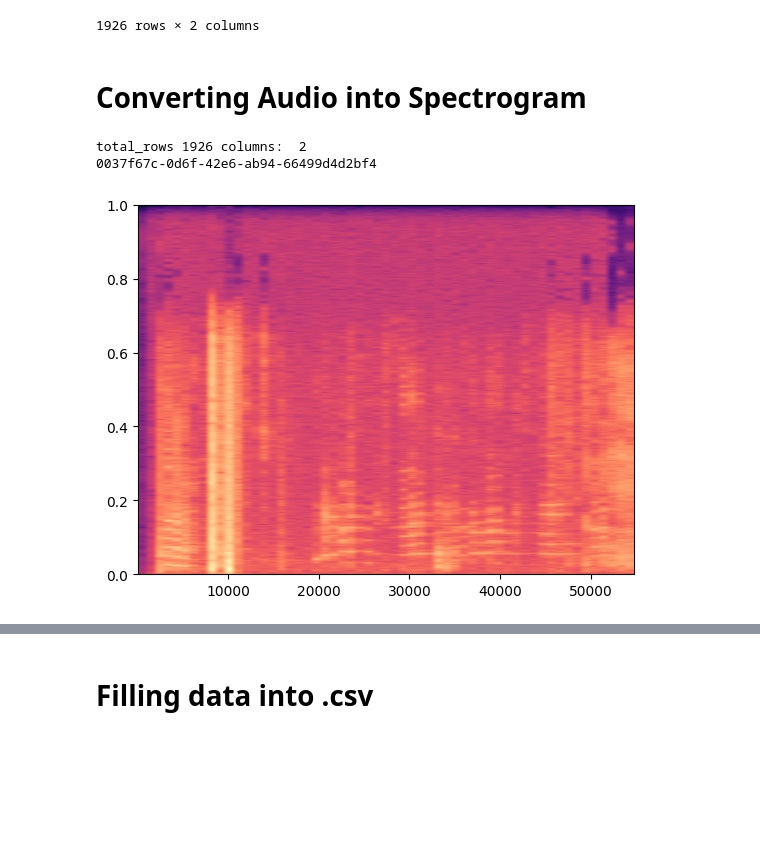
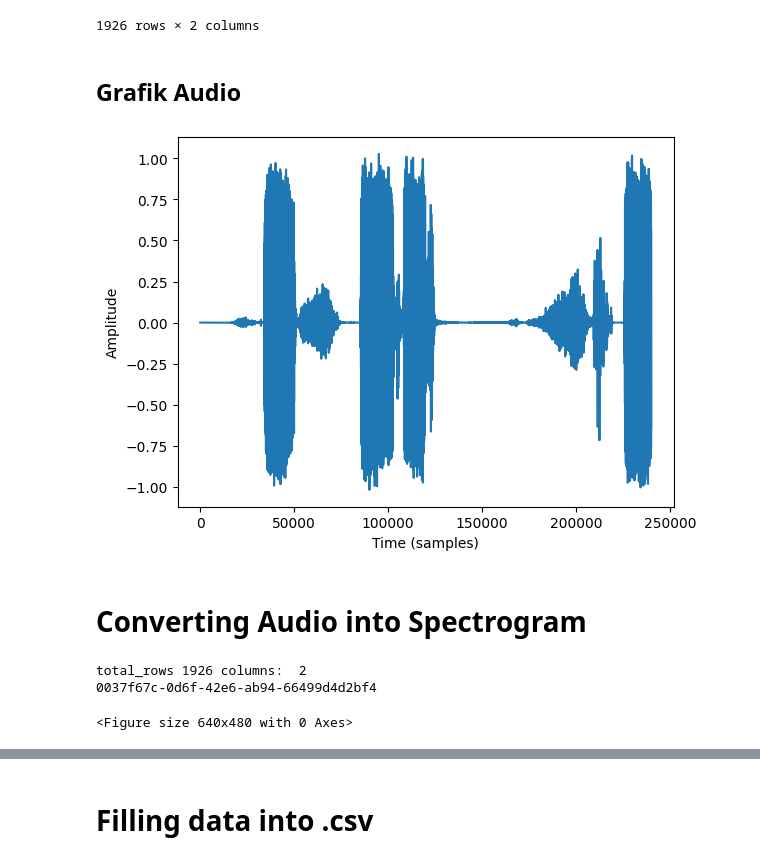
Before and after one commit to meftahmafazy/audio-covid19-research, a Jupyter notebook: extraction-audio.ipynb, the cells around one changed output, grey strips where cells are left out. Cells and saved outputs as stored; diff of their text form; code cells hidden in the pictures; blank space fills up the shorter version.

Commit message:
Kaggle Notebook | Extraction Audio | Version 4

```diff
--- a/extraction-audio.ipynb
+++ b/extraction-audio.ipynb
@@ -69,25 +70,39 @@ train_csv
 | 27503 | ff8363d2-016d-4738-9499-4c6248088... | COVID-19 |
 | 27539 | ffe0658f-bade-4654-ad79-40a468aab... | COVID-19 |
 1926 rows × 2 columns
+# %% [markdown]
+## Grafik Audio
+# %%
+warnings.filterwarnings("ignore", category=UserWarning)
+warnings.filterwarnings("ignore", category=FutureWarning)
+
+audio_path = '/kaggle/input/coughvid-19/dataset/archive_wav/archive_wav/ffe0658f-bade-4654-ad79-40a468aabb03.wav'
+y, sr = librosa.load(audio_path, sr=None, duration=5)
+plt.plot(y)
+plt.xlabel('Time (samples)')
+plt.ylabel('Amplitude')
+plt.savefig('/kaggle/working/covid-19.png', bbox_inches='tight')
+# %% [output]
+[figure, added]
 # %% [markdown]
 # Converting Audio into Spectrogram
 # %%
-cmap = plt.get_cmap('inferno')
-tot_rows = train_csv.shape[0]
-print ('total_rows',tot_rows, 'columns: ', train_csv.shape[1])
-for i in range(0,1): #Thay range(1) = range(tot_rows)
-    source = train_csv.iloc[6]["file"]
-    filename = '../input/coughvid-19/dataset/archive_wav/archive_wav/'+source
-    y,sr = librosa.load(filename, mono=True, duration=5)
-    plt.specgram(y, NFFT=2048, Fs=2, Fc=0, noverlap=128, cmap='magma', sides='default', mode='default', scale='dB');
-    #plt.axis('off');
-    plt.savefig(f'./{source[:-3].replace(".", "")}.png')
-    print (source[:-4]) #Remove the last 4 characters ".wav"
-    #plt.clf()
+# cmap = plt.get_cmap('inferno')
+# tot_rows = train_csv.shape[0]
+# print ('total_rows',tot_rows, 'columns: ', train_csv.shape[1])
+# for i in range(0,1): #Thay range(1) = range(tot_rows)
+#     source = train_csv.iloc[6]["file"]
+#     filename = '../input/coughvid-19/dataset/archive_wav/archive_wav/'+source
+#     y,sr = librosa.load(filename, mono=True, duration=5)
+#     plt.specgram(y, NFFT=2048, Fs=2, Fc=0, noverlap=128, cmap='magma', sides='default', mode='default', scale='dB');
+# #     plt.axis('off');
+#     plt.savefig(f'./{source[:-3].replace(".", "")}.png')
+#     print (source[:-4]) #Remove the last 4 characters ".wav"
+# #     plt.clf()
 # %% [output]
 total_rows 1926 columns:  2
 0037f67c-0d6f-42e6-ab94-66499d4d2bf4
-[figure, removed]
+<Figure size 640x480 with 0 Axes>
 # %% [markdown]
 # Extraction Feature
 
```
Also changed, not shown: parts of 7 cells of this notebook.
